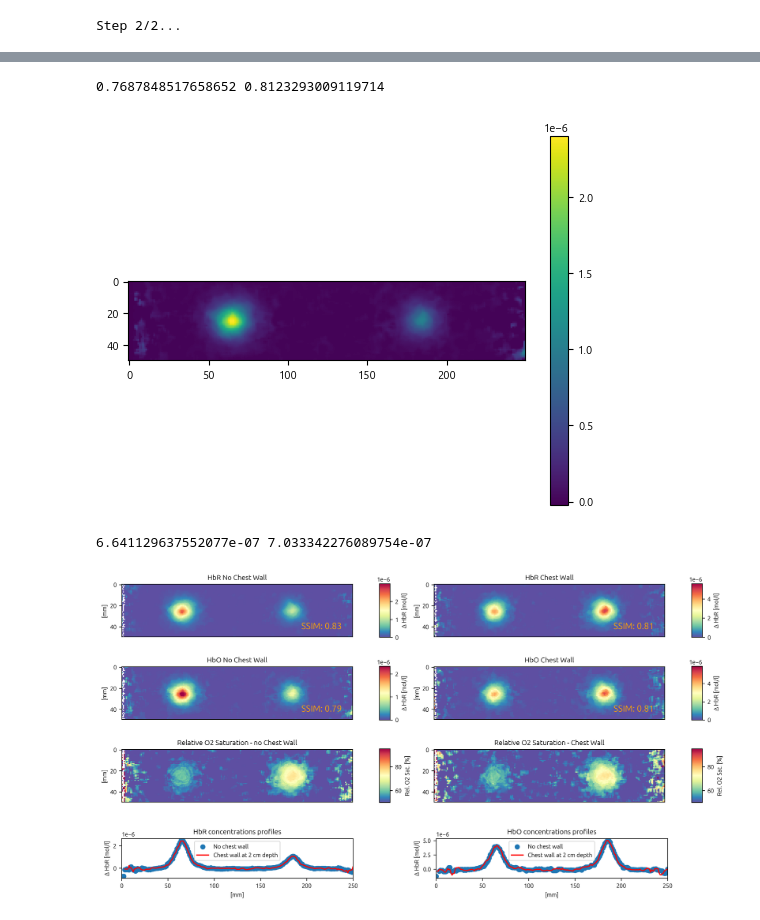
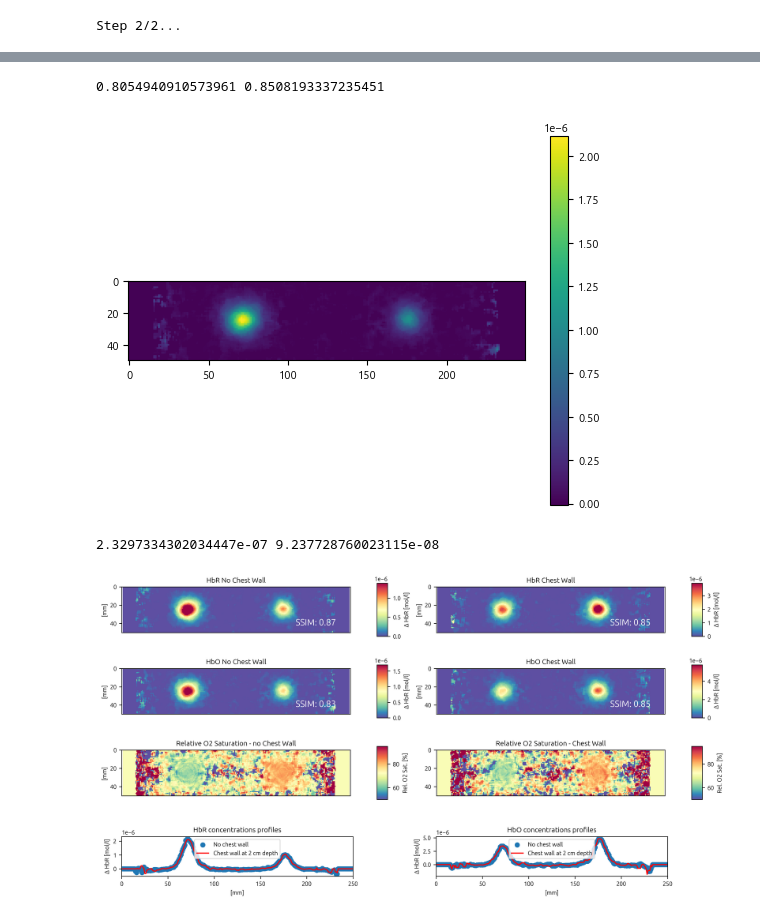
Before and after one commit to nicocarbone/MamoRefCodePublic, a Jupyter notebook: MamoRefRecon2D_MC_Chest.ipynb, the cells around one changed output, grey strips where cells are left out. Cells and saved outputs as stored; diff of their text form; code cells hidden in the pictures.

Commit message:
Corrected scale of the plots.

```diff
--- a/MamoRefRecon2D_MC_Chest.ipynb
+++ b/MamoRefRecon2D_MC_Chest.ipynb
@@ -86,15 +89,13 @@ imagesDiv2 = imagesCentered2/back2
 
 gaussianWeights = aux.gaussian2D(cropSizeX,cropSizeY,int(cropSizeX/2),int(cropSizeX/2),sigma=sigmaGauss,muu=0,contrast=0)
 
-recon2DAll1, recon2DAllCount1 = aux.recon2D(imagesDiv1, centersPos1, weights=gaussianWeights)
-recon2DAll2, recon2DAllCount2 = aux.recon2D(imagesDiv2, centersPos2, weights=gaussianWeights)
+recon2DAll1, recon2DAllCount1 = aux.recon2D(imagesDiv1, centersPos1, weights=gaussianWeights, reconShape=[250,250])
+recon2DAll2, recon2DAllCount2 = aux.recon2D(imagesDiv2, centersPos2, weights=gaussianWeights, reconShape=[250,250])
 # %%
-minValPos = 15
-
-extent = [minValPos , 250, 250, minValPos]
-
-recon2DCrop1 = recon2DAll1[minValPos:,minValPos:]
-recon2DCrop2 = recon2DAll2[minValPos:,minValPos:]
+#recon2DCrop1 = recon2DAll1[minValPos:,minValPos:]
+#recon2DCrop2 = recon2DAll2[minValPos:,minValPos:]
+recon2DCrop1 = recon2DAll1
+recon2DCrop2 = recon2DAll2
 # %%
 imRaw = np.zeros((np.shape(recon2DCrop1)[0], np.shape(recon2DCrop1)[1], 2))
 imRaw[:,:,0] = recon2DCrop1
@@ -326,15 +332,13 @@ imagesDiv2 = imagesCentered2/back2
 
 gaussianWeights = aux.gaussian2D(cropSizeX,cropSizeY,int(cropSizeX/2),int(cropSizeX/2),sigma=sigmaGauss,muu=0,contrast=0)
 
-recon2DAll1, recon2DAllCount1 = aux.recon2D(imagesDiv1, centersPos1, weights=gaussianWeights)
-recon2DAll2, recon2DAllCount2 = aux.recon2D(imagesDiv2, centersPos2, weights=gaussianWeights)
+recon2DAll1, recon2DAllCount1 = aux.recon2D(imagesDiv1, centersPos1, weights=gaussianWeights, reconShape=[250,250])
+recon2DAll2, recon2DAllCount2 = aux.recon2D(imagesDiv2, centersPos2, weights=gaussianWeights, reconShape=[250,250])
 # %%
-minValPos = 15
-
-extent = [minValPos , 250, 250, minValPos]
-
-recon2DCrop1 = recon2DAll1[minValPos:,minValPos:]
-recon2DCrop2 = recon2DAll2[minValPos:,minValPos:]
+#recon2DCrop1 = recon2DAll1[minValPos:,minValPos:]
+#recon2DCrop2 = recon2DAll2[minValPos:,minValPos:]
+recon2DCrop1 = recon2DAll1
+recon2DCrop2 = recon2DAll2
 # %%
 imRaw = np.zeros((np.shape(recon2DCrop1)[0], np.shape(recon2DCrop1)[1], 2))
 imRaw[:,:,0] = recon2DCrop1
@@ -454,8 +462,8 @@ ssimDesOxy_CW = ssim(GTHbR[100:150,:], desOxyMap_2D_scaled_CW[100:150,:], data_r
 
 print(ssimOxy_CW, ssimDesOxy_CW)
 # %% [output]
-0.7687848517658652 0.8123293009119714
+0.8054940910573961 0.8508193337235451
-[figure, old version]
+[figure, new version]
 # %%
 minValPos = 15
 vertSize = 25
@@ -464,8 +472,9 @@ offsetX = 0
 
 midVertPoint = int(np.shape(desOxyMap_2D_filtered)[0]/2)
 
-extent = [minValPos, 250, vertSize*2, 0]
-extent = None
+extent = [0, 250, vertSize*2, 0]
+
+maxDev = 10
 
 if doSatMap:
     fig, axs = plt.subplots(3, 2, figsize=(12, 5), dpi=300)
@@ -483,7 +492,7 @@ imHbRnoCW = axs[0, 0].imshow(desOxyMap_2D_filtered[midVertPoint-vertSize:midVert
                  vertSize, :], vmin=vmin, vmax=vmax, cmap=mp.colormaps[colorMap], extent=extent)
 cbarHbRnoCW = fig.colorbar(imHbRnoCW, ax=axs[0, 0], fraction=0.04, pad=0.1, aspect=5)
 cbarHbRnoCW.set_label("Δ HbR [mol/l]")
-axs[0, 0].text(170, 42, "SSIM: {0:.2f}".format(ssimDesOxy_noCW), fontsize=12, c="orange")
+axs[0, 0].text(190, 42, "SSIM: {0:.2f}".format(ssimDesOxy_noCW), fontsize=12, c="white")
 axs[0, 0].set_title("HbR No Chest Wall")
 axs[0, 0].set_ylabel("[mm]")
 axs[0, 0].get_xaxis().set_visible(False)
@@ -496,7 +505,7 @@ imHbOnoCW = axs[0, 1].imshow(OxyMap_2D_filtered[midVertPoint-vertSize:midVertPoi
                  vertSize, :], vmin=vmin, vmax=vmax, cmap=mp.colormaps[colorMap], extent=extent)
 cbarHbOnoCW = fig.colorbar(imHbOnoCW, ax=axs[0, 1], fraction=0.04, pad=0.1, aspect=5)
 cbarHbOnoCW.set_label("Δ HbR [mol/l]")
-axs[1, 0].text(170, 42, "SSIM: {0:.2f}".format(ssimOxy_noCW), fontsize=12, c="orange")
+axs[1, 0].text(190, 42, "SSIM: {0:.2f}".format(ssimOxy_noCW), fontsize=12, c="white")
 axs[1, 0].set_title("HbO No Chest Wall")
 axs[1, 0].set_ylabel("[mm]")
 axs[1, 0].get_xaxis().set_visible(False)
@@ -509,7 +518,7 @@ imHbRCW = axs[1, 0].imshow(desOxyMap_2D_filtered_CW[midVertPoint-vertSize:midVer
                  vertSize, :], vmin=vmin, vmax=vmax, cmap=mp.colormaps[colorMap], extent=extent)
 cbarHbRCW = fig.colorbar(imHbRCW, ax=axs[1,0], fraction=0.04, pad=0.1, aspect=5)
 cbarHbRCW.set_label("Δ HbR [mol/l]")
-axs[0, 1].text(170, 42, "SSIM: {0:.2f}".format(ssimDesOxy_CW), fontsize=12, c="orange")
+axs[0, 1].text(190, 42, "SSIM: {0:.2f}".format(ssimDesOxy_CW), fontsize=12, fontweight=1000, c="white")
 axs[0, 1].set_title("HbR Chest Wall")
 axs[0, 1].set_ylabel("[mm]")
 axs[0, 1].get_xaxis().set_visible(False)
@@ -522,7 +531,7 @@ imHbOCW = axs[1, 1].imshow(OxyMap_2D_filtered_CW[midVertPoint-vertSize:midVertPo
                  vertSize, :], vmin=vmin, vmax=vmax, cmap=mp.colormaps[colorMap], extent=extent)
 cbarHbOCW = fig.colorbar(imHbOCW, ax=axs[1, 1], fraction=0.04, pad=0.1, aspect=5)
 cbarHbOCW.set_label("Δ HbR [mol/l]")
-axs[1, 1].text(170, 42, "SSIM: {0:.2f}".format(ssimDesOxy_CW), fontsize=12, c="orange")
+axs[1, 1].text(190, 42, "SSIM: {0:.2f}".format(ssimDesOxy_CW), fontsize=12, c="white")
 axs[1, 1].set_title("HbO Chest Wall")
 axs[1, 1].set_ylabel("[mm]")
 axs[1, 1].get_xaxis().set_visible(False)
@@ -561,35 +570,35 @@ if doSatMap:
 prof_HbR_noCW = desOxyMap_2D_filtered[midVertPoint, :]
 prof_HbO_noCW = OxyMap_2D_filtered[midVertPoint, :]
 prof_HbR_CW = desOxyMap_2D_filtered_CW[midVertPoint, :]
 prof_HbO_CW = OxyMap_2D_filtered_CW[midVertPoint, :]
 
 x_scale = np.linspace(0,250,np.shape(desOxyMap_2D_filtered)[0])
 
 plot1 = fig.add_axes([0.042, -0.2, 0.365, 0.15])
 plot2 = fig.add_axes([0.538, -0.2, 0.365, 0.15])
 
 plot1.scatter(x_scale, prof_HbR_noCW, label="No chest wall")
 plot1.plot(x_scale, prof_HbR_CW, c="red", label="Chest wall at 2 cm depth")
 plot1.set_ylabel("Δ HbR [mol/l]")
 plot1.set_xlabel("[mm]")
 plot1.set_xlim(0,250)
 plot1.set_title("HbR concentrations profiles")
 plot1.legend()
 
 plot2.scatter(x_scale, prof_HbO_noCW, label="No chest wall")
 plot2.plot(x_scale, prof_HbO_CW, c="red", label="Chest wall at 2 cm depth")
 plot2.set_xlabel("[mm]")
 plot2.set_ylabel("Δ HbR [mol/l]")
 plot2.set_xlim(0,250)
 plot2.set_title("HbO concentrations profiles")
 plot2.legend()
 
 fig.tight_layout()
 fig.savefig("MC2Incs_ChestWall.png", bbox_inches='tight', dpi=300)
 plt.show()
 # %% [output]
-6.641129637552077e-07 7.033342276089754e-07
+2.3297334302034447e-07 9.237728760023115e-08
-[figure, old version]
+[figure, new version]
 # %%
 plt.plot(x_scale, prof_HbO_noCW)
 xPosInc1 = round(x_scale[np.nanargmax(prof_HbO_noCW[0:100])])
```
Also changed, not shown: parts of 10 cells of this notebook, 1 other file.
